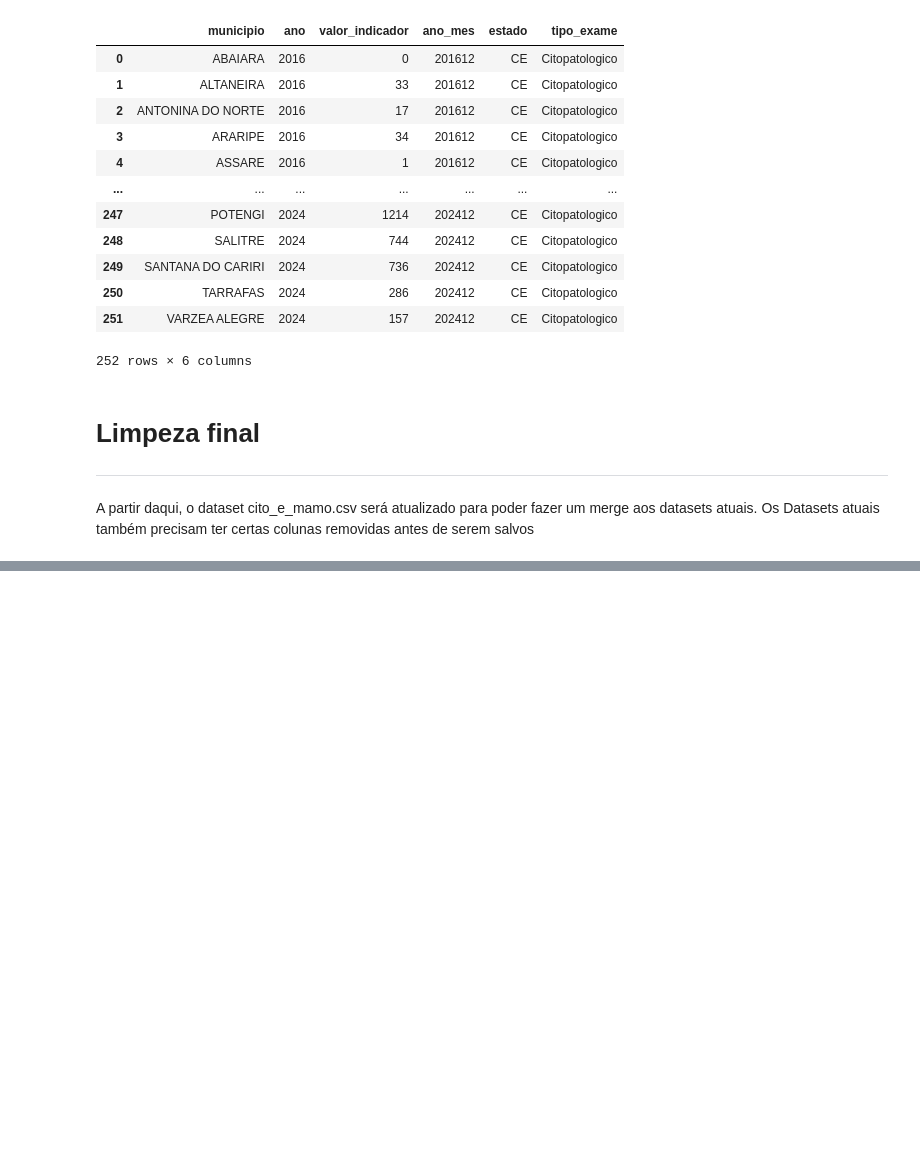
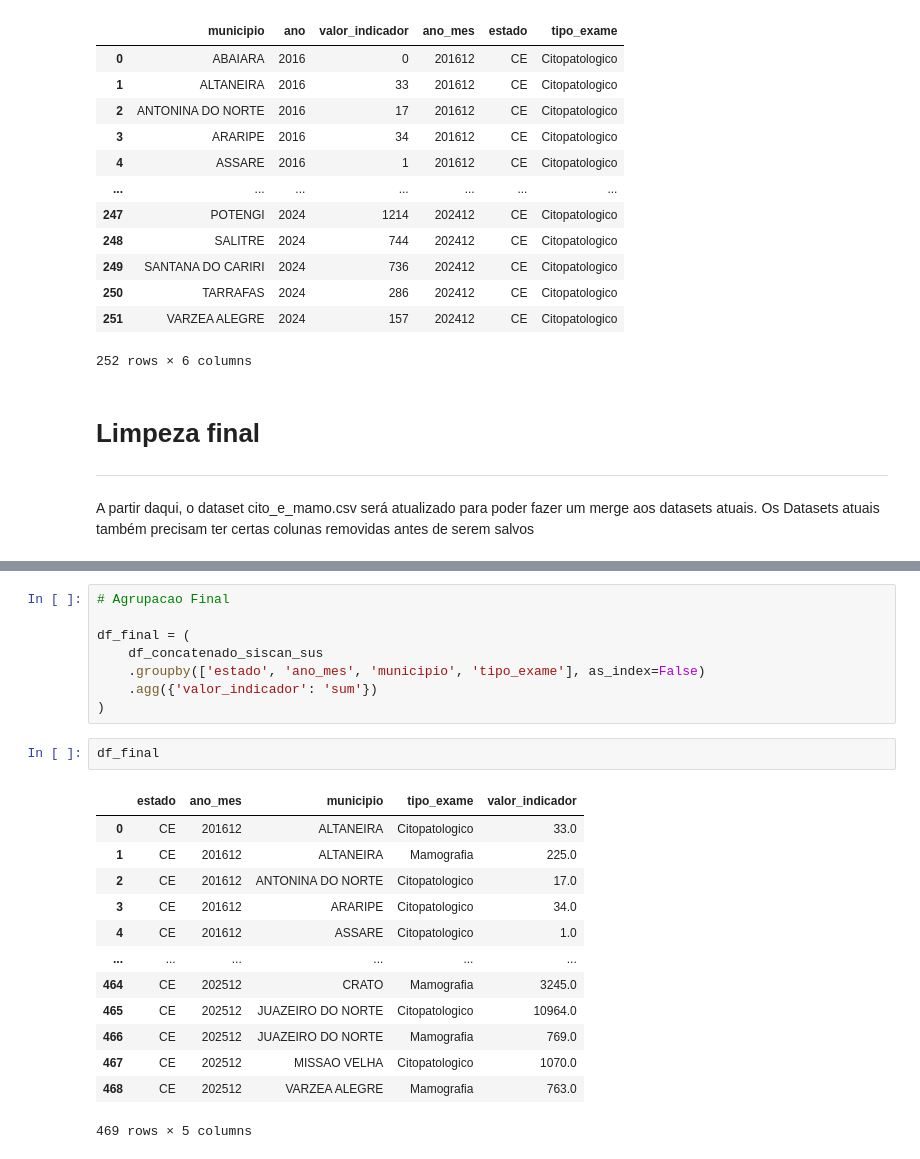
Before and after one commit to TeclaFernandes/Projeto_Analise_Dados_EC_SI_S5, a Jupyter notebook: Notebooks/N1/Notebook7.ipynb, the cells around one changed output, grey strips where cells are left out. Cells and saved outputs as stored; diff of their text form; blank space fills up the shorter version.

```diff
--- a/Notebooks/N1/Notebook7.ipynb
+++ b/Notebooks/N1/Notebook7.ipynb
@@ -258,0 +316,24 @@ df_cito_e_mamo_sus
+# %%
+# Agrupacao Final
+
+df_final = (
+    df_concatenado_siscan_sus
+    .groupby(['estado', 'ano_mes', 'municipio', 'tipo_exame'], as_index=False)
+    .agg({'valor_indicador': 'sum'})
+)
+# %%
+df_final
+# %% [output]
+|  | estado | ano_mes | municipio | tipo_exame | valor_indicador |
+| 0 | CE | 201612 | ALTANEIRA | Citopatologico | 33.0 |
+| 1 | CE | 201612 | ALTANEIRA | Mamografia | 225.0 |
+| 2 | CE | 201612 | ANTONINA DO NORTE | Citopatologico | 17.0 |
+| 3 | CE | 201612 | ARARIPE | Citopatologico | 34.0 |
+| 4 | CE | 201612 | ASSARE | Citopatologico | 1.0 |
+| ... | ... | ... | ... | ... | ... |
+| 464 | CE | 202512 | CRATO | Mamografia | 3245.0 |
+| 465 | CE | 202512 | JUAZEIRO DO NORTE | Citopatologico | 10964.0 |
+| 466 | CE | 202512 | JUAZEIRO DO NORTE | Mamografia | 769.0 |
+| 467 | CE | 202512 | MISSAO VELHA | Citopatologico | 1070.0 |
+| 468 | CE | 202512 | VARZEA ALEGRE | Mamografia | 763.0 |
+469 rows × 5 columns
```
Also changed, not shown: parts of 8 cells of this notebook, 4 other files.
